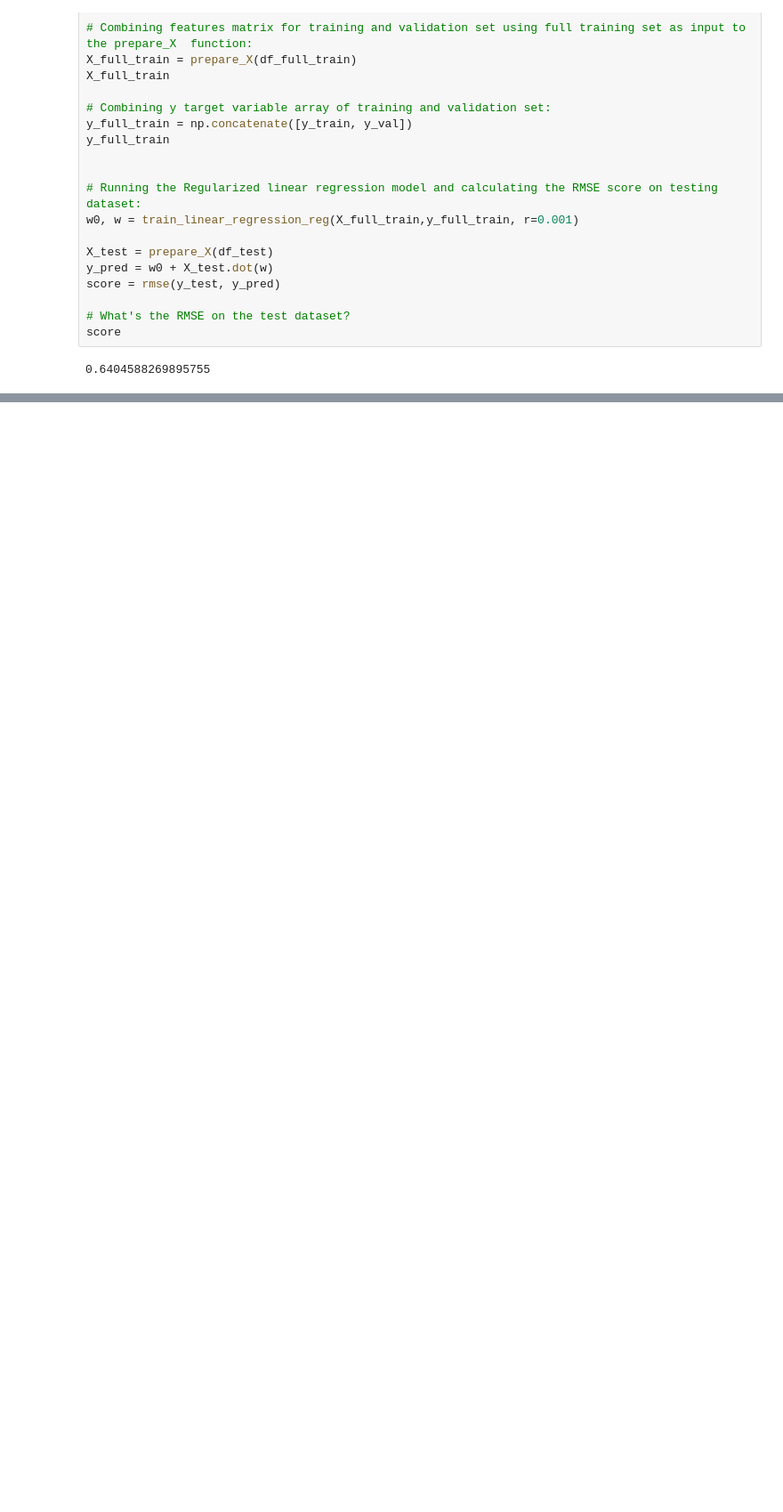
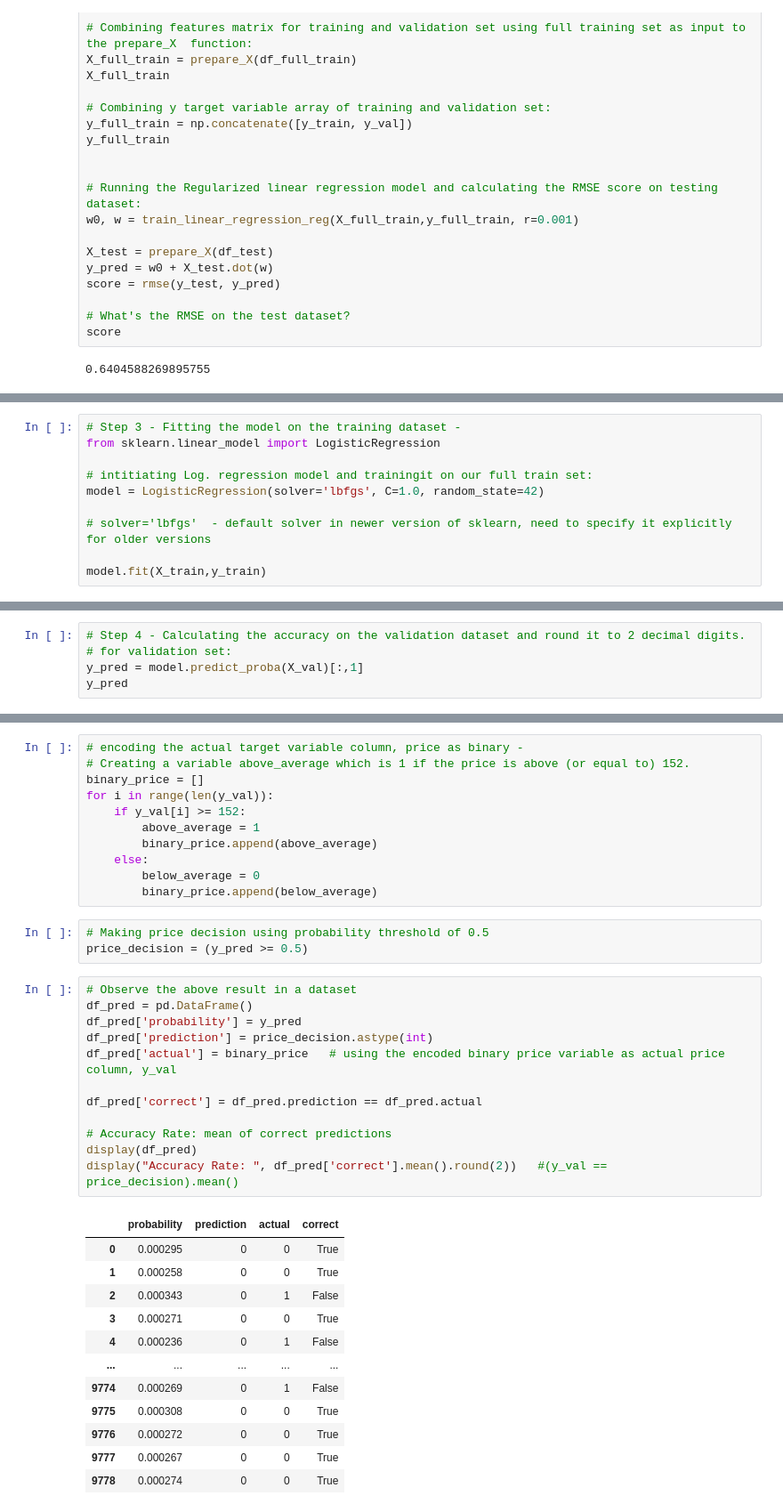
Before and after one commit to sukritishuk/ML_ZoomCamp-DataTalksClub, a Jupyter notebook: HomeWork -DataTalksClub - ML ZoomCamp.ipynb, the cells around one changed output, grey strips where cells are left out. Shown at 89% size. Cells and saved outputs as stored; diff of their text form; blank space fills up the shorter version.

```diff
--- a/HomeWork -DataTalksClub - ML ZoomCamp.ipynb
+++ b/HomeWork -DataTalksClub - ML ZoomCamp.ipynb
@@ -614,0 +882,10 @@ score
+# %%
+# Step 3 - Fitting the model on the training dataset -
+from sklearn.linear_model import LogisticRegression
+
+# intitiating Log. regression model and trainingit on our full train set:
+model = LogisticRegression(solver='lbfgs', C=1.0, random_state=42)
+
+# solver='lbfgs'  - default solver in newer version of sklearn, need to specify it explicitly for older versions
+
+model.fit(X_train,y_train)
@@ -614,0 +914,5 @@ score
+# %%
+# Step 4 - Calculating the accuracy on the validation dataset and round it to 2 decimal digits.
+# for validation set:
+y_pred = model.predict_proba(X_val)[:,1]
+y_pred
@@ -614,0 +922,39 @@ score
+# %%
+# encoding the actual target variable column, price as binary -
+# Creating a variable above_average which is 1 if the price is above (or equal to) 152.
+binary_price = []
+for i in range(len(y_val)):
+    if y_val[i] >= 152:
+        above_average = 1
+        binary_price.append(above_average)
+    else:
+        below_average = 0
+        binary_price.append(below_average)
+# %%
+# Making price decision using probability threshold of 0.5
+price_decision = (y_pred >= 0.5)
+# %%
+# Observe the above result in a dataset
+df_pred = pd.DataFrame()
+df_pred['probability'] = y_pred
+df_pred['prediction'] = price_decision.astype(int)
+df_pred['actual'] = binary_price   # using the encoded binary price variable as actual price column, y_val
+
+df_pred['correct'] = df_pred.prediction == df_pred.actual
+
+# Accuracy Rate: mean of correct predictions
+display(df_pred)
+display("Accuracy Rate: ", df_pred['correct'].mean().round(2))   #(y_val == price_decision).mean()
+# %% [output]
+|  | probability | prediction | actual | correct |
+| 0 | 0.000295 | 0 | 0 | True |
+| 1 | 0.000258 | 0 | 0 | True |
+| 2 | 0.000343 | 0 | 1 | False |
+| 3 | 0.000271 | 0 | 0 | True |
+| 4 | 0.000236 | 0 | 1 | False |
+| ... | ... | ... | ... | ... |
+| 9774 | 0.000269 | 0 | 1 | False |
+| 9775 | 0.000308 | 0 | 0 | True |
+| 9776 | 0.000272 | 0 | 0 | True |
+| 9777 | 0.000267 | 0 | 0 | True |
+| 9778 | 0.000274 | 0 | 0 | True |
```
Also changed, not shown: parts of 51 cells of this notebook.
